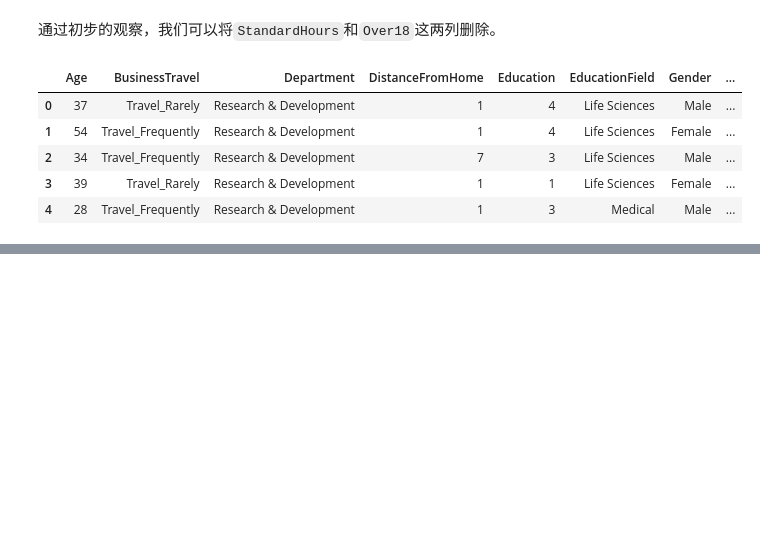
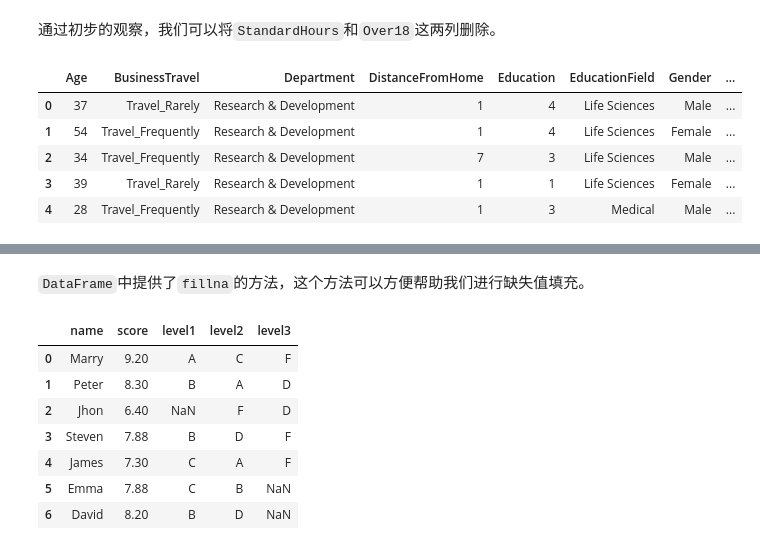
Before and after one commit to snowhyzhang/ml-landing, a Jupyter notebook: Chp 2 - data_preprocessing.ipynb, the cells around one changed output, grey strips where cells are left out. Drawn from its saved outputs; the diff is of its cells as text; code cells hidden in the pictures; blank space fills up the shorter version.

```diff
--- a/Chp 2 - data_preprocessing.ipynb
+++ b/Chp 2 - data_preprocessing.ipynb
@@ -241,0 +338,17 @@ data.head()
+# %% [markdown]
+`DataFrame`中提供了`fillna`的方法，这个方法可以方便帮助我们进行缺失值填充。
+# %%
+# 将用score的均值对score的缺失值进行填充
+
+data_filled = missing_data.copy()
+data_filled['score'].fillna(data_filled['score'].mean(), inplace=True)
+data_filled
+# %% [output]
+|  | name | score | level1 | level2 | level3 |
+| 0 | Marry | 9.20 | A | C | F |
+| 1 | Peter | 8.30 | B | A | D |
+| 2 | Jhon | 6.40 | NaN | F | D |
+| 3 | Steven | 7.88 | B | D | F |
+| 4 | James | 7.30 | C | A | F |
+| 5 | Emma | 7.88 | C | B | NaN |
+| 6 | David | 8.20 | B | D | NaN |
```
Also changed, not shown: parts of 32 cells of this notebook, 1 other file.
